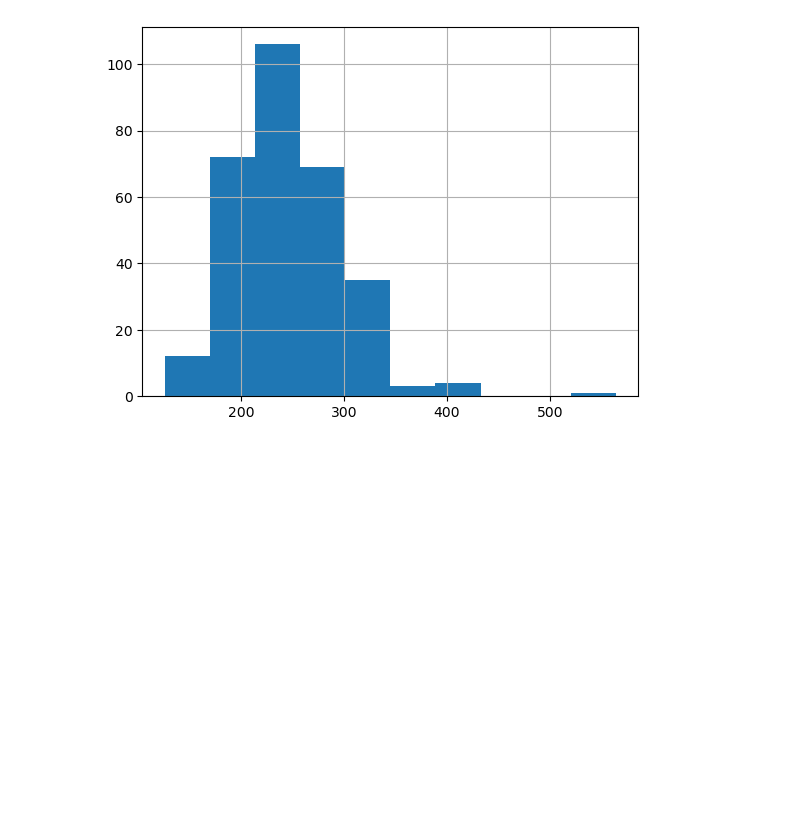
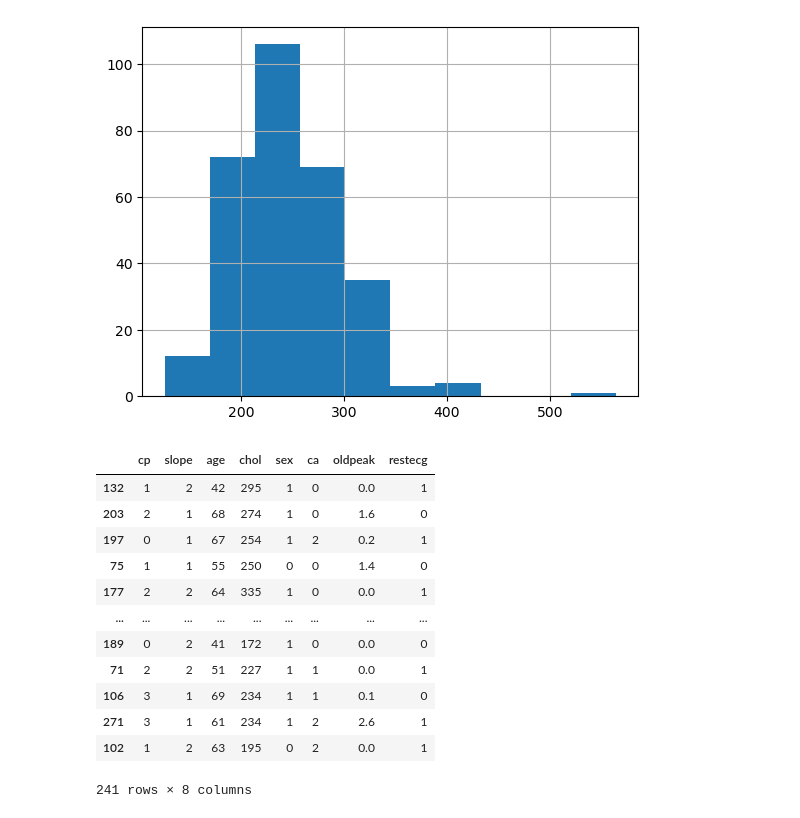
Before and after one commit to sdhareem25/heart_disease_prediction, a Jupyter notebook: HEART DISEASE PREDICTION.ipynb, the cells around one changed output. Drawn from its saved outputs; the diff is of its cells as text; code cells hidden in the pictures; blank space fills up the shorter version.

```diff
--- a/HEART DISEASE PREDICTION.ipynb
+++ b/HEART DISEASE PREDICTION.ipynb
@@ -154,3 +160,7 @@ df['chol'].hist()
 # %% [output]
 <Axes: >
 [figure]
+# %%
+x =df[["cp","slope","age","chol","sex","ca","oldpeak","restecg"]]
+# %%
+y=df["target"]
@@ -156,0 +169,16 @@ df['chol'].hist()
+# %%
+x_train
+# %% [output]
+|  | cp | slope | age | chol | sex | ca | oldpeak | restecg |
+| 132 | 1 | 2 | 42 | 295 | 1 | 0 | 0.0 | 1 |
+| 203 | 2 | 1 | 68 | 274 | 1 | 0 | 1.6 | 0 |
+| 197 | 0 | 1 | 67 | 254 | 1 | 2 | 0.2 | 1 |
+| 75 | 1 | 1 | 55 | 250 | 0 | 0 | 1.4 | 0 |
+| 177 | 2 | 2 | 64 | 335 | 1 | 0 | 0.0 | 1 |
+| ... | ... | ... | ... | ... | ... | ... | ... | ... |
+| 189 | 0 | 2 | 41 | 172 | 1 | 0 | 0.0 | 0 |
+| 71 | 2 | 2 | 51 | 227 | 1 | 1 | 0.0 | 1 |
+| 106 | 3 | 1 | 69 | 234 | 1 | 1 | 0.1 | 0 |
+| 271 | 3 | 1 | 61 | 234 | 1 | 2 | 2.6 | 1 |
+| 102 | 1 | 2 | 63 | 195 | 0 | 2 | 0.0 | 1 |
+241 rows × 8 columns
```
Also changed, not shown: parts of 13 cells of this notebook.
